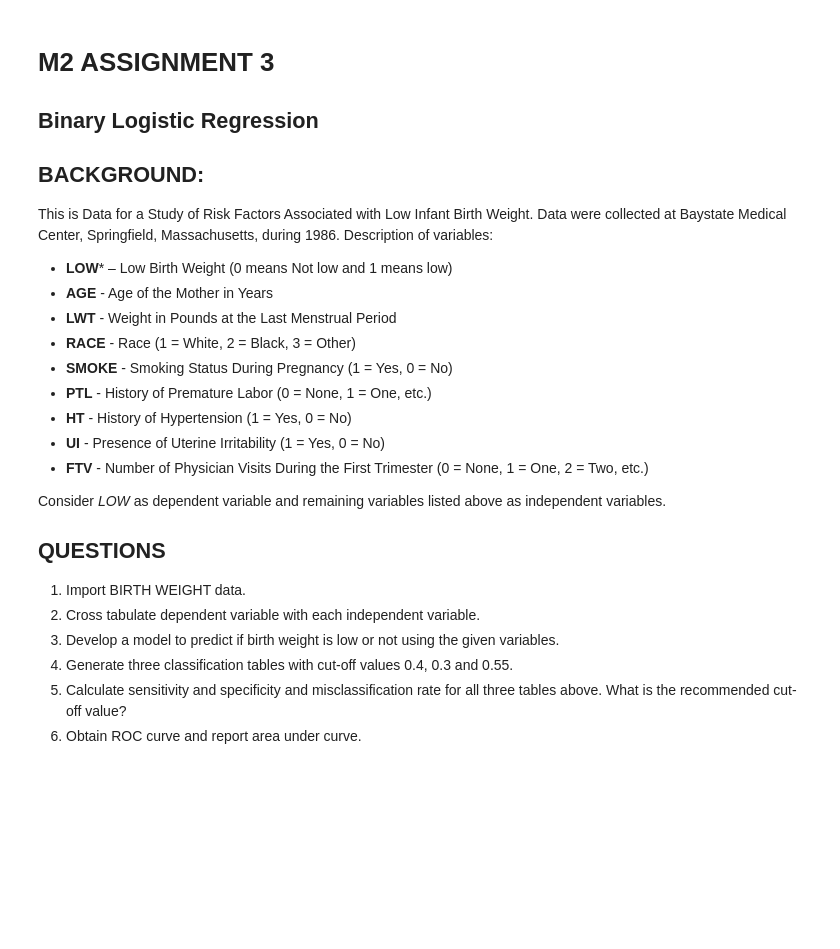
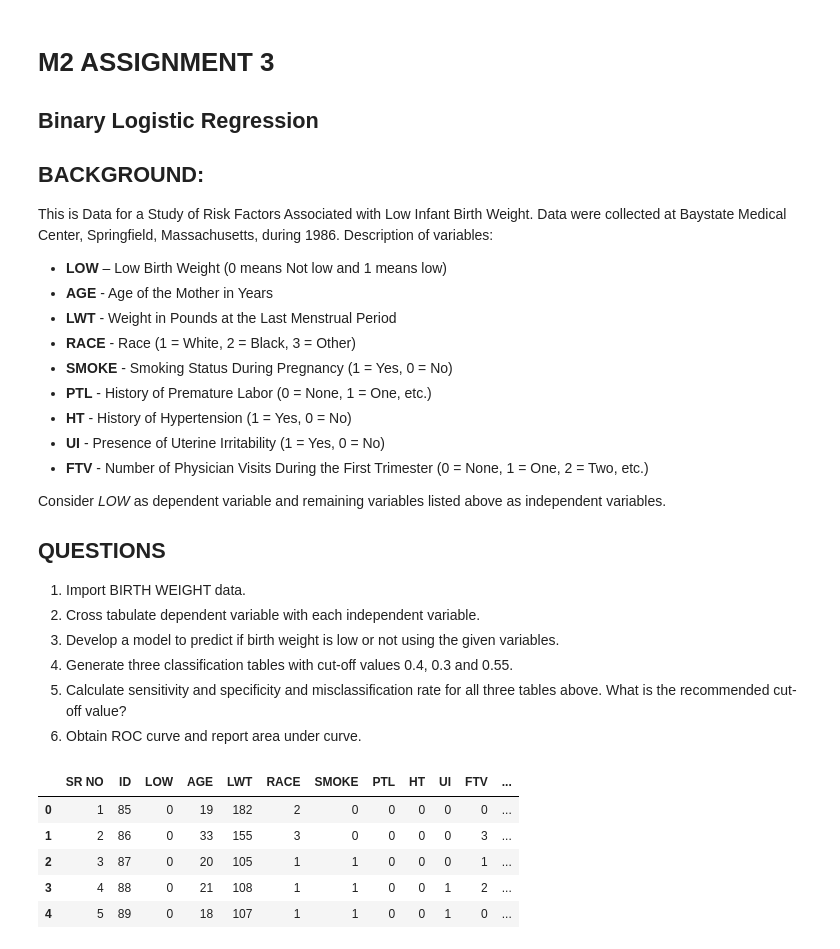
Before and after one commit to bquarkz/master-classes-empty, a Jupyter notebook: notebooks/assignments/m2/assigment_M2U3.ipynb, the cells around one changed output. Cells and saved outputs as stored; diff of their text form; code cells hidden in the pictures; blank space fills up the shorter version.

```diff
--- a/notebooks/assignments/m2/assigment_M2U3.ipynb
+++ b/notebooks/assignments/m2/assigment_M2U3.ipynb
@@ -6,7 +6,7 @@
 ## BACKGROUND:
 This is Data for a Study of Risk Factors Associated with Low Infant Birth Weight. Data were collected at Baystate Medical Center, Springfield, Massachusetts, during 1986.
 Description of variables:
-* **LOW*** – Low Birth Weight (0 means Not low and 1 means low)
+* **LOW** – Low Birth Weight (0 means Not low and 1 means low)
 * **AGE** - Age of the Mother in Years
 * **LWT** - Weight in Pounds at the Last Menstrual Period
 * **RACE** - Race (1 = White, 2 = Black, 3 = Other)
@@ -25,3 +25,15 @@ Description of variables:
 4. Generate three classification tables with cut-off values 0.4, 0.3 and 0.55.
 5. Calculate sensitivity and specificity and misclassification rate for all three tables above. What is the recommended cut-off value?
 6. Obtain ROC curve and report area under curve.
+# %%
+import pandas as pd
+
+df = pd.read_csv("BIRTH WEIGHT.csv")
+df.head()
+# %% [output]
+|  | SR NO | ID | LOW | AGE | LWT | RACE | SMOKE | PTL | HT | UI | FTV | ... |
+| 0 | 1 | 85 | 0 | 19 | 182 | 2 | 0 | 0 | 0 | 0 | 0 | ... |
+| 1 | 2 | 86 | 0 | 33 | 155 | 3 | 0 | 0 | 0 | 0 | 3 | ... |
+| 2 | 3 | 87 | 0 | 20 | 105 | 1 | 1 | 0 | 0 | 0 | 1 | ... |
+| 3 | 4 | 88 | 0 | 21 | 108 | 1 | 1 | 0 | 0 | 1 | 2 | ... |
+| 4 | 5 | 89 | 0 | 18 | 107 | 1 | 1 | 0 | 0 | 1 | 0 | ... |
```
Also changed, not shown: parts of 17 cells of this notebook.
